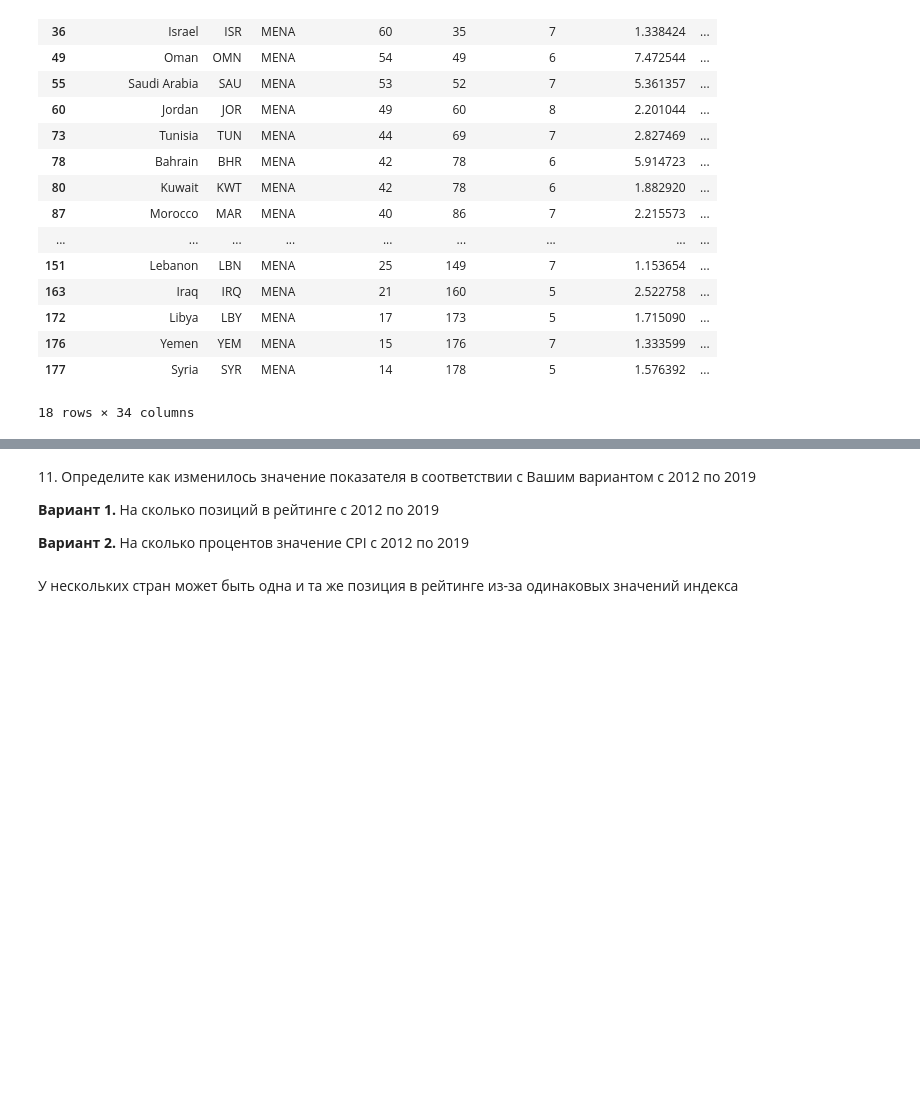
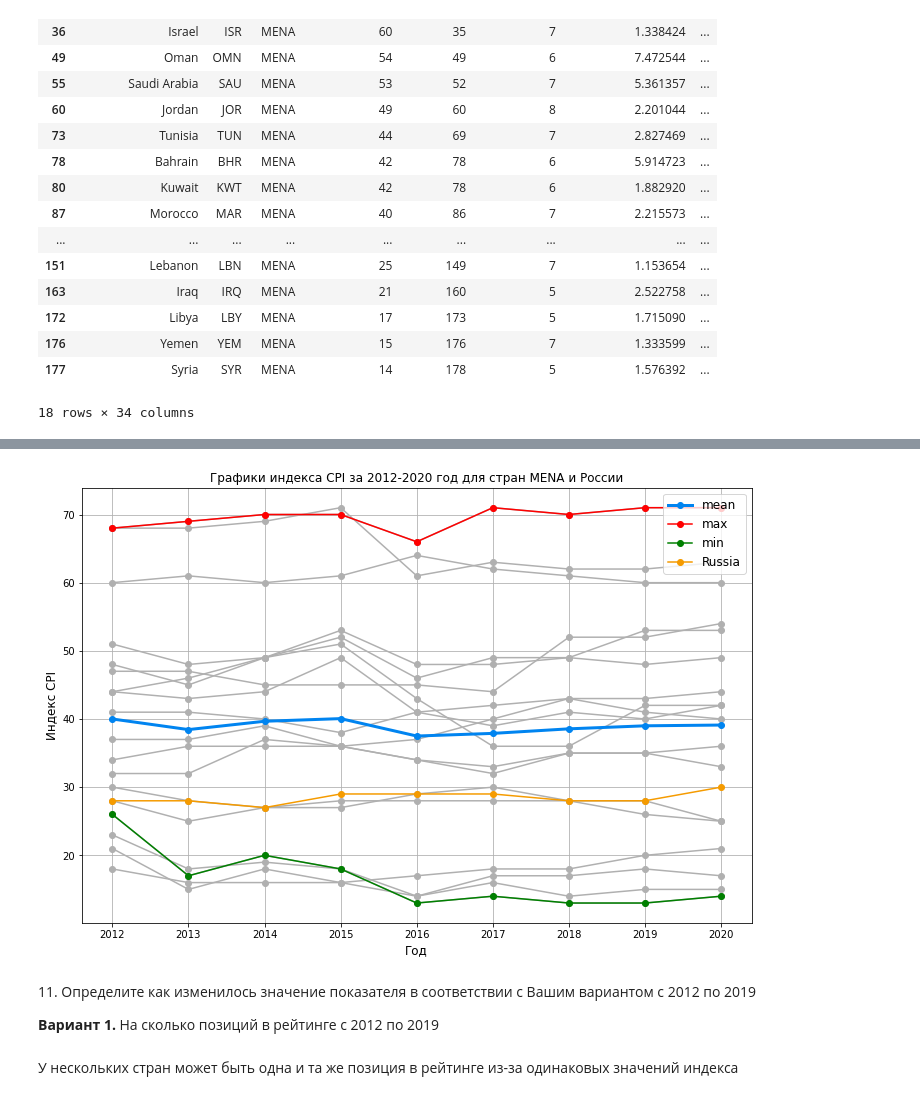
Before and after one commit to alpolyakov/---6-11---, a Jupyter notebook: notebooksEdit/A1_Descriptive_Analysis.ipynb, the cells around one changed output, grey strips where cells are left out. Cells and saved outputs as stored; diff of their text form; code cells hidden in the pictures; blank space fills up the shorter version.

```diff
--- a/notebooksEdit/A1_Descriptive_Analysis.ipynb
+++ b/notebooksEdit/A1_Descriptive_Analysis.ipynb
@@ -120,6 +120,7 @@ ax = df1.plot(x='Country', y='CPI score 2020', figsize=[12,72], kind = 'barh', t
 <p><b>Вариант 4.</b> Middle East and North Africa</p>
 # %%
 df2 = df[df["Region"]=='MENA']
+dfRussia = df[df["Country"]=='Russia'] #данные по России
 # %% [markdown]
 <p>6. Выведите данные DataFrame'a</p>
 # %%
@@ -166,7 +224,24 @@ df2
+# %%
+plt.figure("4", figsize=[12, 8])
+plt.title("Графики индекса CPI за 2012-2020 год для стран MENA и России")
+
+for i in range(0,len(df7)):
+    plt.plot(range(2012,2021), df7.iloc[i,1:10].iloc[::-1], color='#b0b0b0', marker = 'o')
+
+plt.plot(range(2012,2021), df7.mean(axis=0).iloc[::-1], color='#0084f0', marker = 'o', lw = 3, label="mean") #Среднее значение
+plt.plot(range(2012,2021), df7[df7["CPI score 2020"]>=df7["CPI score 2020"].max()].iloc[0,1:10].iloc[::-1], color='red', marker = 'o', label="max") #Макс. значение
+plt.plot(range(2012,2021), df7[df7["CPI score 2020"]<=df7["CPI score 2020"].min()].iloc[0,1:10].iloc[::-1], color='green', marker = 'o', label="min") #Мин. значение
+plt.plot(range(2012,2021), df10R[1:10].iloc[::-1], color='#f59b00', marker = 'o', label="Russia") #Данные по России
+
+plt.legend(loc=1, fontsize=12)
+plt.xlabel("Год", fontsize=12)
+plt.ylabel("Индекс CPI", fontsize=12)
+plt.grid(True)
+# %% [output]
+[figure, added]
 # %% [markdown]
 <p>11. Определите как изменилось значение показателя в соответствии с Вашим вариантом с 2012 по 2019</p>
 <p><b>Вариант 1.</b> На сколько позиций в рейтинге c 2012 по 2019</p>
-<p><b>Вариант 2.</b> На сколько процентов значение CPI с 2012 по 2019</p>
 # %% [markdown]
 <div class="msg-block msg-info">
   <p class="msg-text-info">У нескольких стран может быть одна и та же позиция в рейтинге из-за одинаковых значений индекса</p>
```
Also changed, not shown: parts of 18 cells of this notebook, 1 other file.
